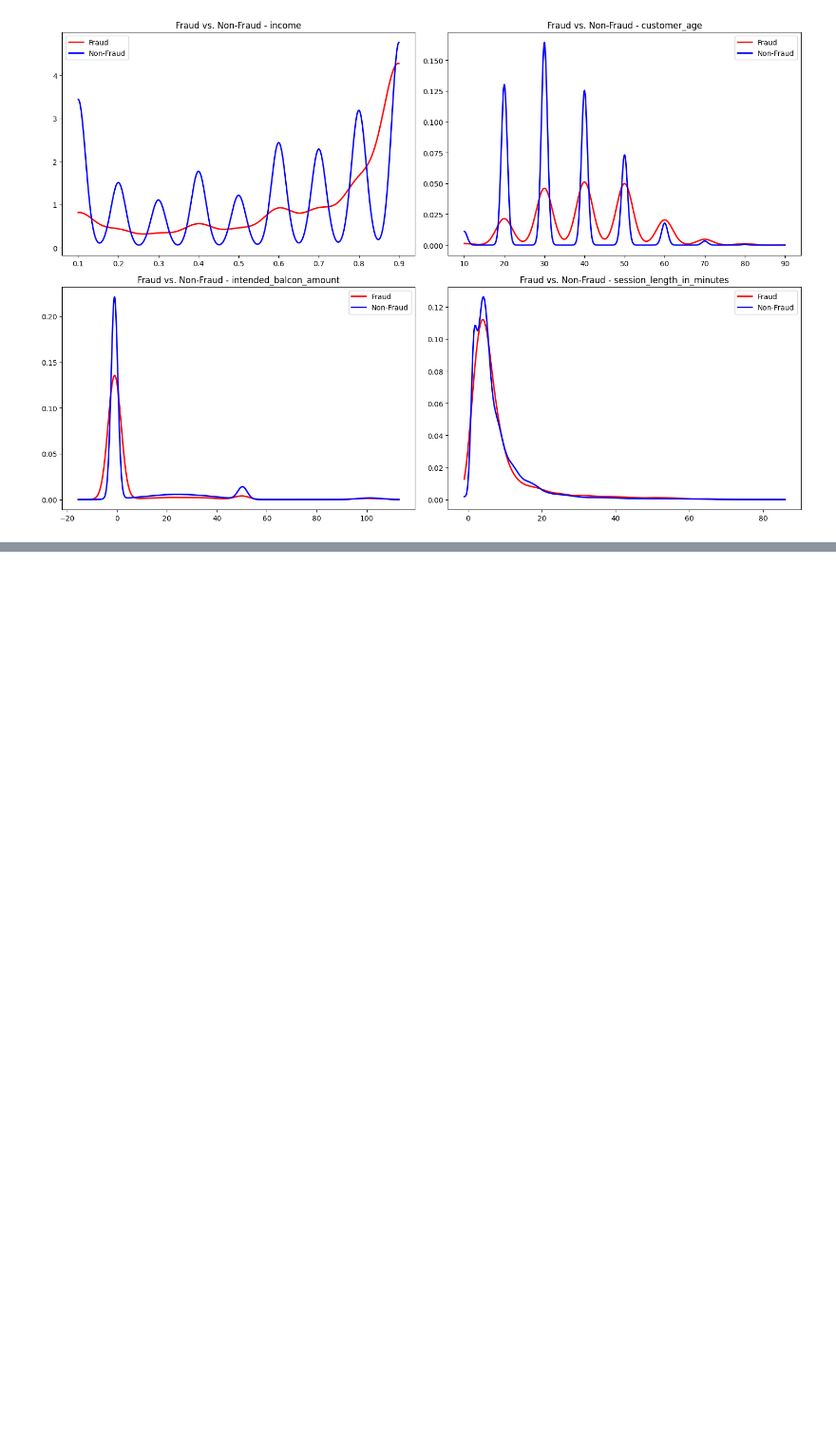
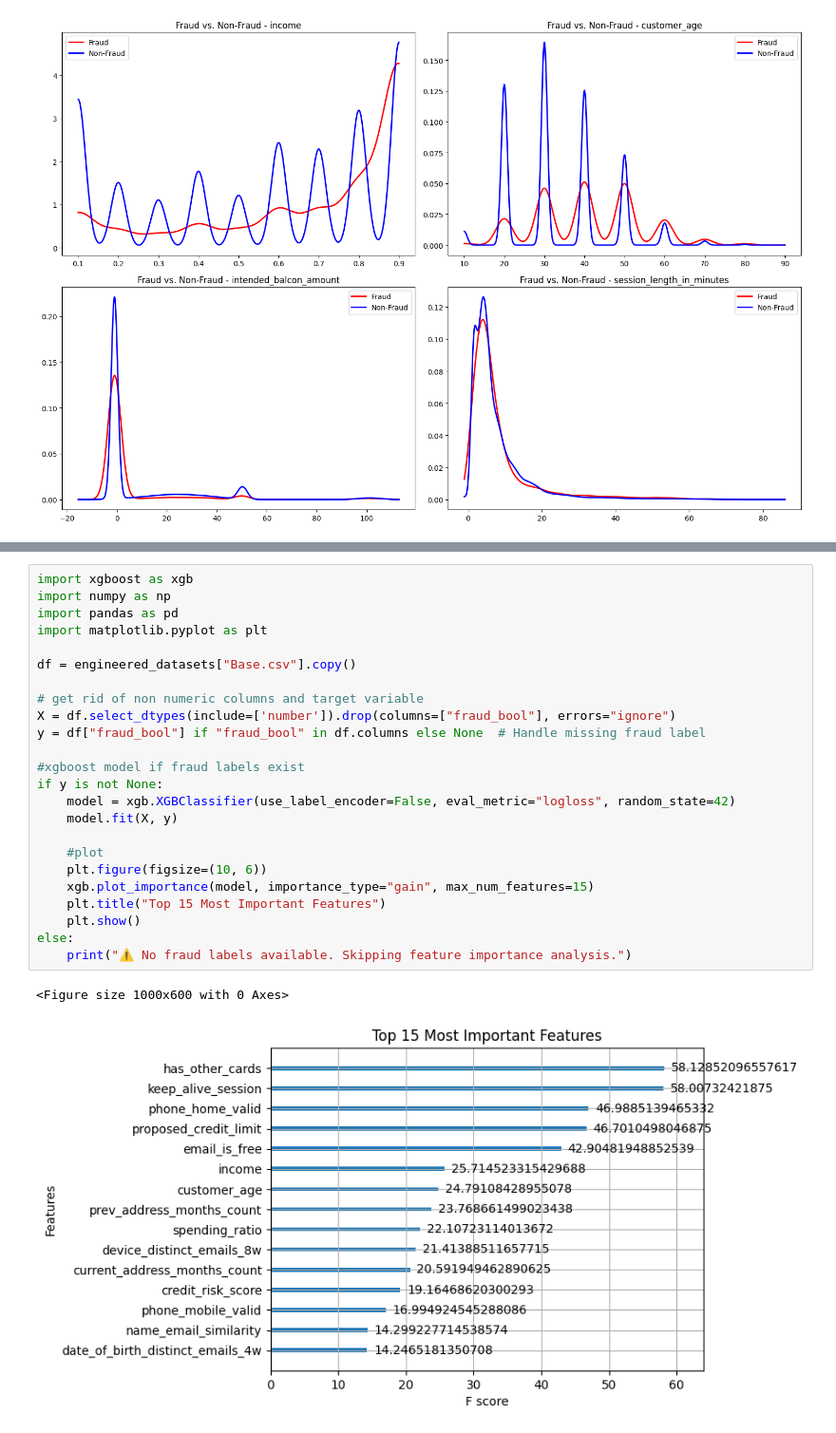
Before and after one commit to TomMcIver/Bank-Account-Fraud, a Jupyter notebook: bank-account-fraud-detection.ipynb, the cells around one changed output, grey strips where cells are left out. Shown at 95% size. Saved outputs shown, nothing was run; the diff lists cells and outputs as text; blank space fills up the shorter version.

Commit message:
engineered new fraud detection features, analyzed feature importance with xgboost, and applied pca, which showed no clear separation of fraud cases, suggesting the need for more complex modeling

```diff
--- a/bank-account-fraud-detection.ipynb
+++ b/bank-account-fraud-detection.ipynb
@@ -254,0 +335,27 @@ plt.show()
+# %%
+import xgboost as xgb
+import numpy as np
+import pandas as pd
+import matplotlib.pyplot as plt
+
+df = engineered_datasets["Base.csv"].copy()
+
+# get rid of non numeric columns and target variable
+X = df.select_dtypes(include=['number']).drop(columns=["fraud_bool"], errors="ignore")
+y = df["fraud_bool"] if "fraud_bool" in df.columns else None  # Handle missing fraud label
+
+#xgboost model if fraud labels exist
+if y is not None:
+    model = xgb.XGBClassifier(use_label_encoder=False, eval_metric="logloss", random_state=42)
+    model.fit(X, y)
+
+    #plot
+    plt.figure(figsize=(10, 6))
+    xgb.plot_importance(model, importance_type="gain", max_num_features=15)
+    plt.title("Top 15 Most Important Features")
+    plt.show()
+else:
+    print("⚠️ No fraud labels available. Skipping feature importance analysis.")
+# %% [output]
+<Figure size 1000x600 with 0 Axes>
+[figure, added]
```
Also changed, not shown: parts of 3 cells of this notebook.
